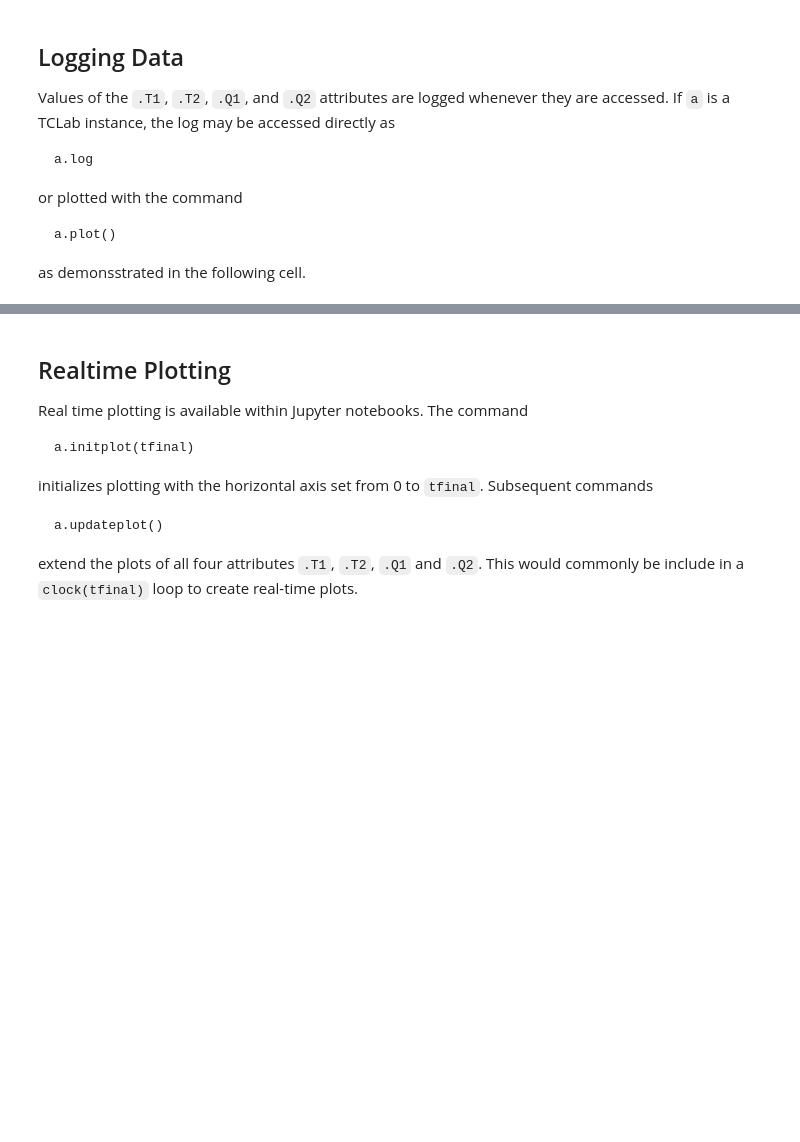
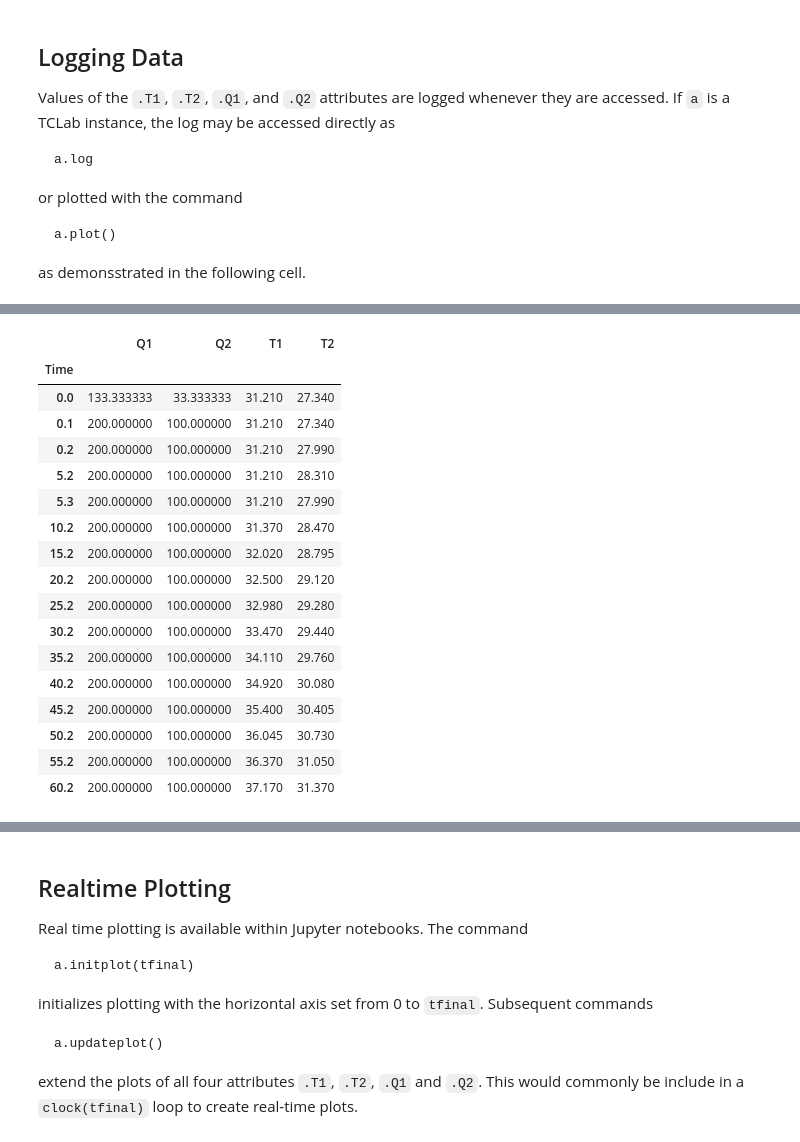
Before and after one commit to jckantor/TCLab, a Jupyter notebook: notebooks/0_TCLab_Overview.ipynb, the cells around one changed output, grey strips where cells are left out. Saved outputs shown, nothing was run; the diff lists cells and outputs as text; code cells hidden in the pictures; blank space fills up the shorter version.

```diff
--- a/notebooks/0_TCLab_Overview.ipynb
+++ b/notebooks/0_TCLab_Overview.ipynb
@@ -167,26 +179,20 @@ or plotted with the command
 as demonsstrated in the following cell.
 # %%
 %matplotlib inline
-
 import sys
-sys.path.append("../TCLab")
+sys.path.append("..")
 from TCLab import TCLab, clock
 
 # connect to the temperature control lab
-a = TCLab()
-a.start()
+with TCLab() as a:
+    # turn heaters on
+    a.Q1 = 200
+    a.Q2 = 100
+    print("\nSet Heater 1 to {0:d} mV".format(a.Q1))
+    print("Set Heater 2 to {0:d} mV".format(a.Q2))
 
-# turn heaters on
-a.Q1 = 100
-a.Q2 =  50
-print("\nSet Heater 1 to {0:d} mV".format(a.Q1))
-print("Set Heater 2 to {0:d} mV".format(a.Q2))
-
-# report temperatures for the next minutes
-sfmt = "   {0:5.2f} sec:   T1 = {1:0.2f} C    T2 = {2:0.2f} C"
-for t in clock(60,5):
-    print(sfmt.format(t, a.T1, a.T2), flush=True)
-
-a.stop()
-a.plot()
+    # report temperatures for the next minutes
+    sfmt = "   {0:5.1f} sec:   T1 = {1:0.1f} C    T2 = {2:0.1f} C"
+    for t in clock(60,5):
+        print(sfmt.format(t, a.T1, a.T2), flush=True)
 # %% [output]
@@ -211,0 +218,21 @@ Set Heater 2 to 50 mV
+# %%
+a.log
+# %% [output]
+|  | Q1 | Q2 | T1 | T2 |
+| Time |  |  |  |  |
+| 0.0 | 133.333333 | 33.333333 | 31.210 | 27.340 |
+| 0.1 | 200.000000 | 100.000000 | 31.210 | 27.340 |
+| 0.2 | 200.000000 | 100.000000 | 31.210 | 27.990 |
+| 5.2 | 200.000000 | 100.000000 | 31.210 | 28.310 |
+| 5.3 | 200.000000 | 100.000000 | 31.210 | 27.990 |
+| 10.2 | 200.000000 | 100.000000 | 31.370 | 28.470 |
+| 15.2 | 200.000000 | 100.000000 | 32.020 | 28.795 |
+| 20.2 | 200.000000 | 100.000000 | 32.500 | 29.120 |
+| 25.2 | 200.000000 | 100.000000 | 32.980 | 29.280 |
+| 30.2 | 200.000000 | 100.000000 | 33.470 | 29.440 |
+| 35.2 | 200.000000 | 100.000000 | 34.110 | 29.760 |
+| 40.2 | 200.000000 | 100.000000 | 34.920 | 30.080 |
+| 45.2 | 200.000000 | 100.000000 | 35.400 | 30.405 |
+| 50.2 | 200.000000 | 100.000000 | 36.045 | 30.730 |
+| 55.2 | 200.000000 | 100.000000 | 36.370 | 31.050 |
+| 60.2 | 200.000000 | 100.000000 | 37.170 | 31.370 |
```
Also changed, not shown: parts of 14 cells of this notebook, 3 other files.
